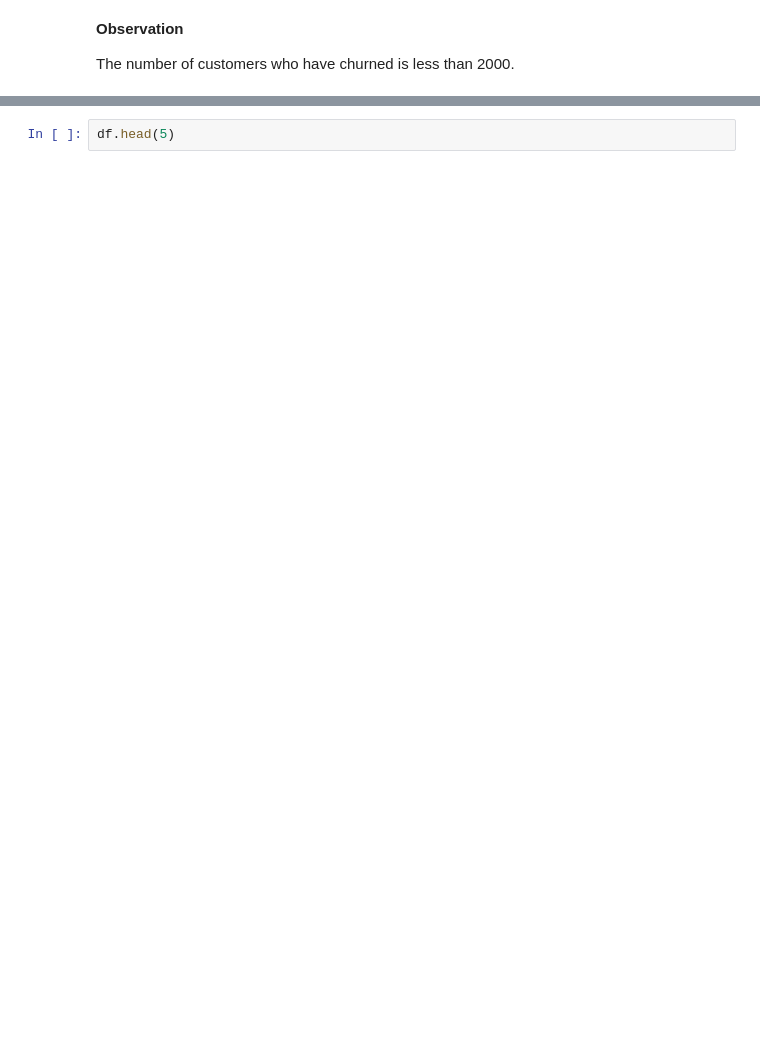
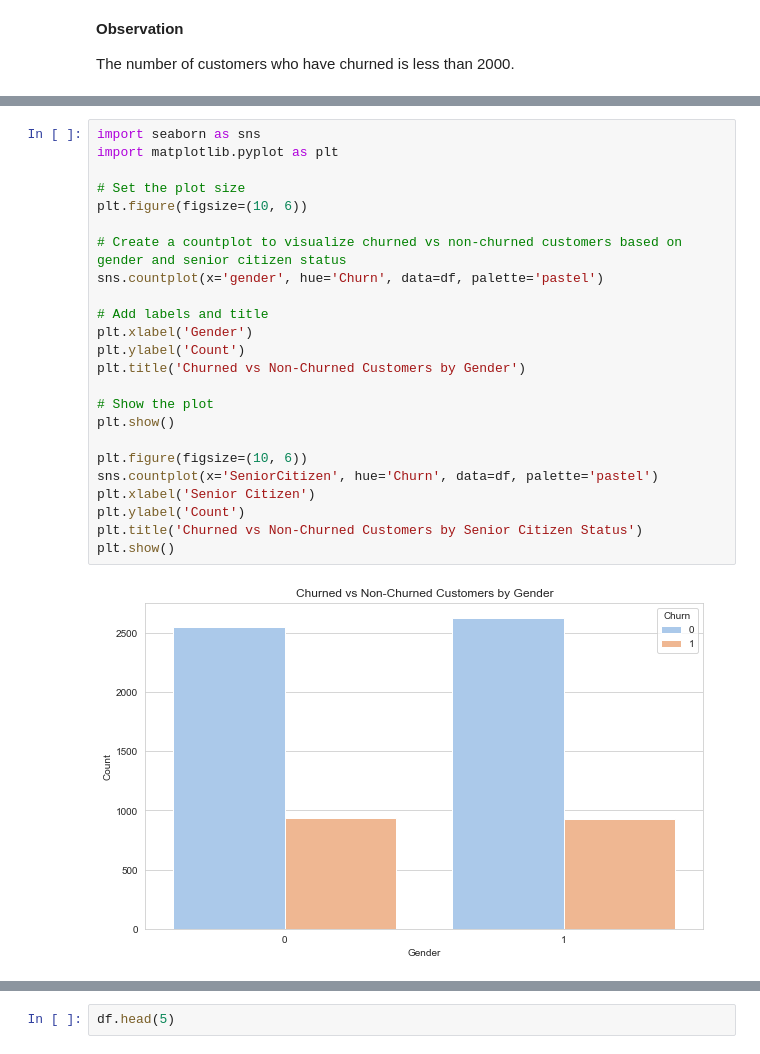
Before and after one commit to chandru1003/Data--Projects, a Jupyter notebook: Predict Customer Churn/customer churn.ipynb, the cells around one changed output, grey strips where cells are left out. Cells and saved outputs as stored; diff of their text form; blank space fills up the shorter version.

```diff
--- a/Predict Customer Churn/customer churn.ipynb
+++ b/Predict Customer Churn/customer churn.ipynb
@@ -243,0 +285,26 @@ sns.countplot(x='SeniorCitizen', hue='Churn', data=df)
+# %%
+import seaborn as sns
+import matplotlib.pyplot as plt
+
+# Set the plot size
+plt.figure(figsize=(10, 6))
+
+# Create a countplot to visualize churned vs non-churned customers based on gender and senior citizen status
+sns.countplot(x='gender', hue='Churn', data=df, palette='pastel')
+
+# Add labels and title
+plt.xlabel('Gender')
+plt.ylabel('Count')
+plt.title('Churned vs Non-Churned Customers by Gender')
+
+# Show the plot
+plt.show()
+
+plt.figure(figsize=(10, 6))
+sns.countplot(x='SeniorCitizen', hue='Churn', data=df, palette='pastel')
+plt.xlabel('Senior Citizen')
+plt.ylabel('Count')
+plt.title('Churned vs Non-Churned Customers by Senior Citizen Status')
+plt.show()
+# %% [output]
+[figure, added]
```
Also changed, not shown: parts of 15 cells of this notebook.
